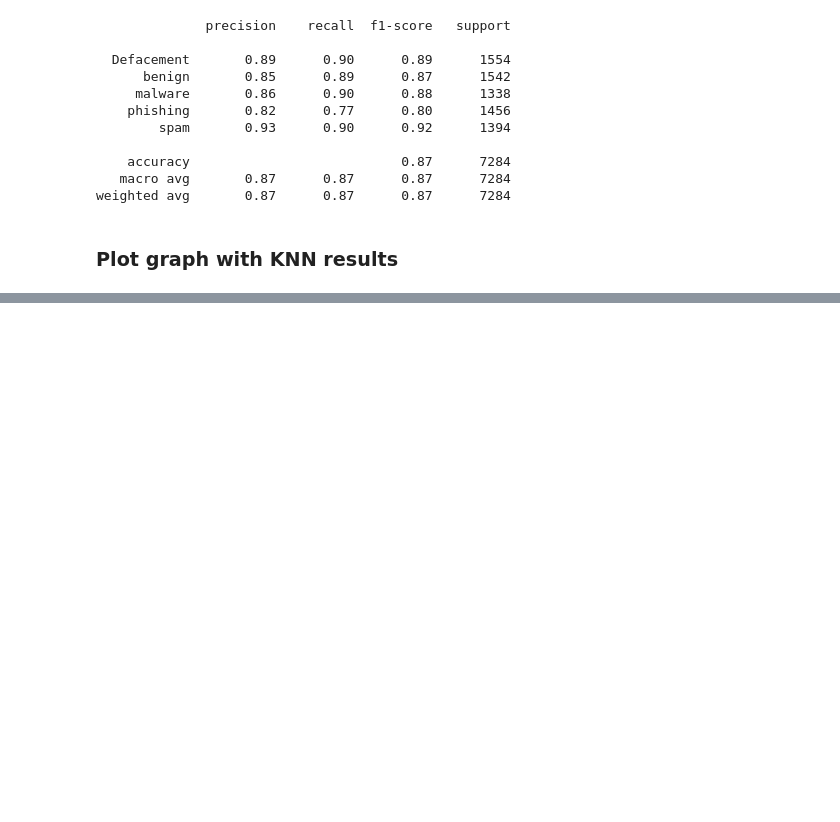
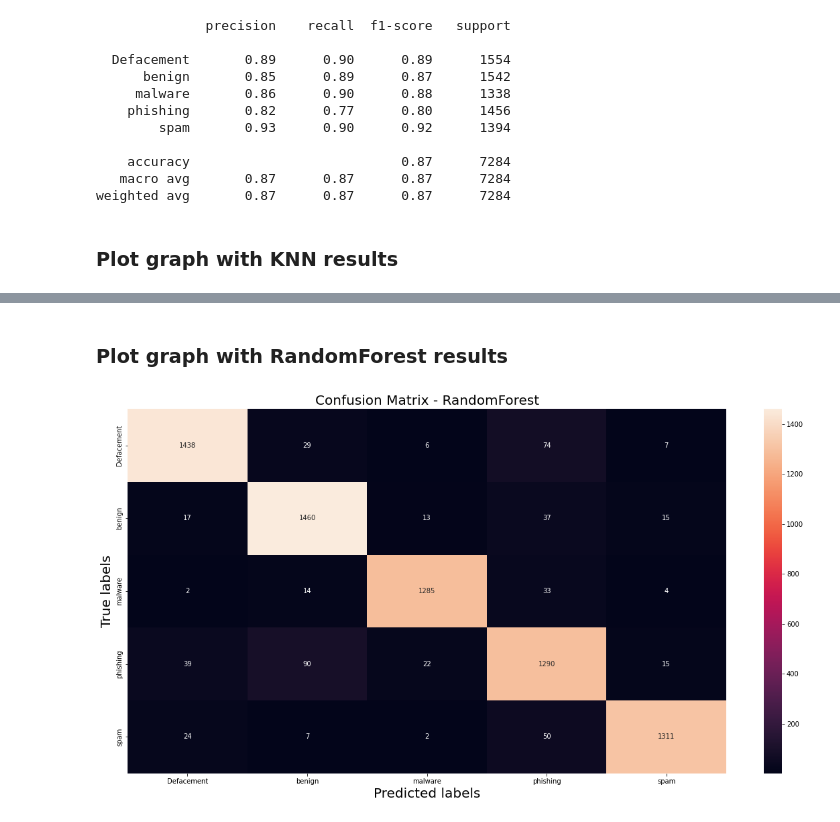
Before and after one commit to ChristianDPO/CDS-CI1030-ATIVIDADES, a Jupyter notebook: tarefa_4/src/Classification.ipynb, the cells around one changed output, grey strips where cells are left out. Drawn from its saved outputs; the diff is of its cells as text; code cells hidden in the pictures; blank space fills up the shorter version.

```diff
--- a/tarefa_4/src/Classification.ipynb
+++ b/tarefa_4/src/Classification.ipynb
@@ -143,0 +145,12 @@ plt.gcf().set_size_inches(20, 10)
+# %%
+from sklearn.ensemble import RandomForestClassifier
+
+X_train, X_test, Y_train, Y_test = train_test_split(X_norm ,Y, test_size=0.2, random_state=5)
+
+rf =  RandomForestClassifier(n_estimators=100)
+rf.fit(X_train, Y_train)
+
+Y_pred = rf.predict(X_test)
+cm = confusion_matrix(Y_test, Y_pred)
+
+print(classification_report(Y_test, Y_pred))
@@ -143,0 +169,20 @@ plt.gcf().set_size_inches(20, 10)
+# %% [markdown]
+### Plot graph with RandomForest results
+# %%
+ax= plt.subplot()
+#annot=True to annotate cells, ftm='g' to disable scientific notation
+sns.heatmap(cm, annot=True, fmt='g' ,ax=ax)
+
+# labels, title and ticks
+ax.set_title('Confusion Matrix - RandomForest', fontsize=20)
+ax.set_xlabel('Predicted labels', fontsize=20)
+ax.set_ylabel('True labels', fontsize=20)
+
+classes = ['Defacement', 'benign', 'malware', 'phishing', 'spam']
+
+ax.xaxis.set_ticklabels(classes, fontsize=10)
+ax.yaxis.set_ticklabels(classes, fontsize=10)
+
+plt.gcf().set_size_inches(20, 10)
+# %% [output]
+[figure, added]
```
Also changed, not shown: parts of 5 cells of this notebook.
